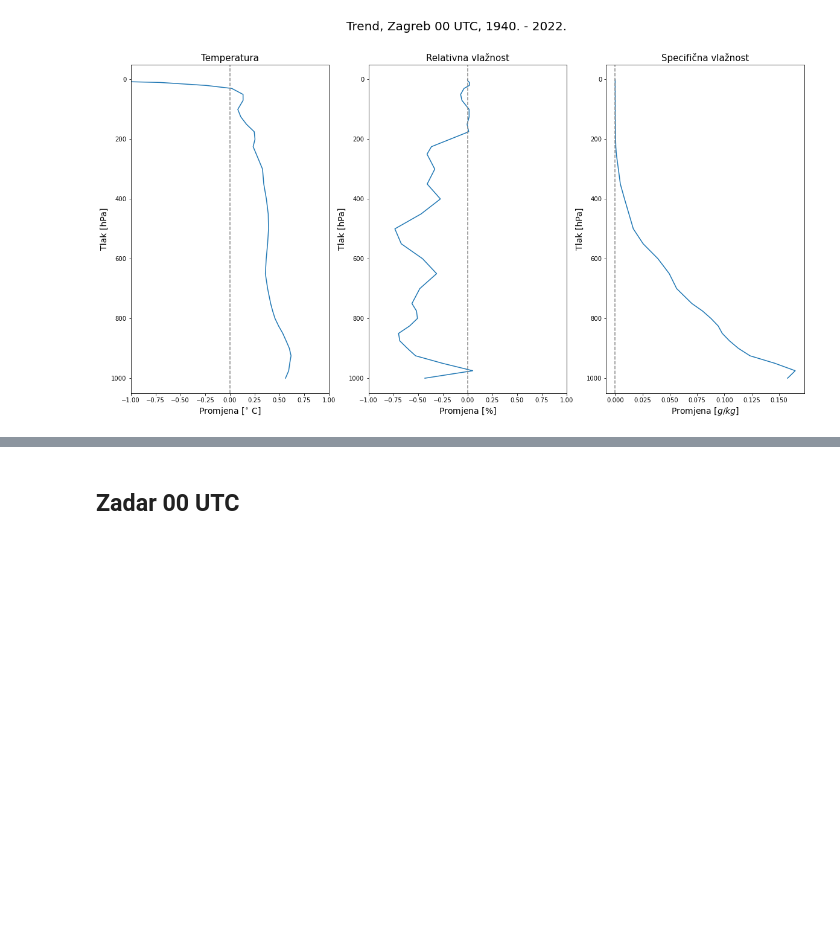
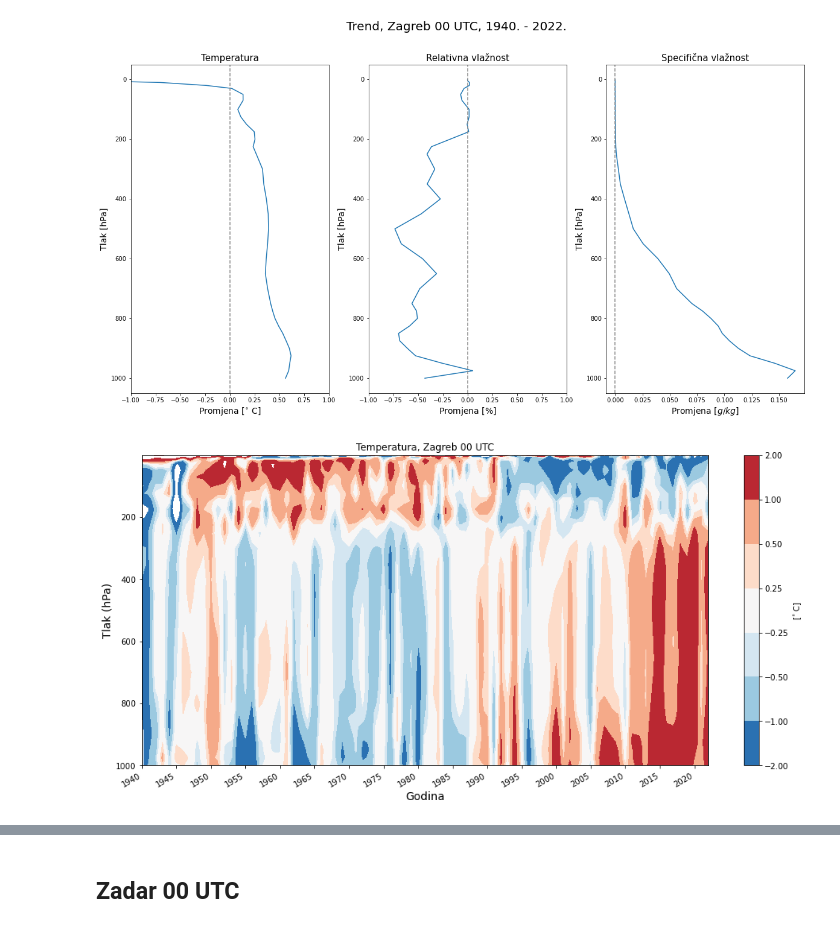
Before and after one commit to oyrad/diplomatic-work, a Jupyter notebook: cda.ipynb, the cells around one changed output, grey strips where cells are left out. Saved outputs shown, nothing was run; the diff lists cells and outputs as text; code cells hidden in the pictures; blank space fills up the shorter version.

Commit message:
add hovmoeller graphs

```diff
--- a/cda.ipynb
+++ b/cda.ipynb
@@ -121,3 +127,15 @@ def get_averaged_differences2(values):
         difference_slopes.append(model.coef_)
 
     return difference_slopes
+# %%
+def get_climatology_by_level(values):
+    climatology_by_level = []
+
+    for level in range(len(levels)):
+        level_total = []
+        for time_step in range(len(values)):
+            level_total.append(values[time_step][level][0][0])
+
+        climatology_by_level.append(np.mean(level_total))
+
+    return climatology_by_level
@@ -155,6 +196,34 @@ def graph_trend(temp, rel, spec, title):
     ax[2].set_title("Specifična vlažnost", fontsize=title_size)
     ax[2].set_xlabel(r"Promjena [$g/kg$]", fontsize=label_size)
     ax[2].set_ylabel("Tlak [hPa]", fontsize=label_size)
+# %%
+def graph_hovmoeller(values, cmap_levels, title, cmap_label):
+    fig, ax = plt.subplots(1, 1, figsize=(16, 8))
+
+    date_list = []
+
+    for year in range(start_year, end_year):
+        date = datetime.date(year, 1, 1)
+        date_list.append(date)
+
+    x_values = np.arange(len(date_list))
+    [X, Y] = np.meshgrid(x_values, levels)
+
+    plt.gcf().autofmt_xdate()
+    ax.invert_yaxis()
+
+    tick_indices = np.arange(0, len(date_list), 5)
+    ax.set_xticks(tick_indices)
+    ax.set_xticklabels([date_list[i].strftime("%Y") for i in tick_indices])
+
+    ax.set_title(title)
+    ax.set_xlabel("Godina", fontsize=label_size)
+    ax.set_ylabel("Tlak (hPa)", fontsize=label_size)
+
+    cmap = plt.get_cmap("RdBu")
+
+    contour = ax.contourf(X, Y, get_anomalies_by_year_and_level(values), cmap=cmap.reversed(), levels=cmap_levels)
+    fig.colorbar(contour, label=cmap_label)
 # %% [markdown]
 ## Zagreb 00 UTC
 # %%
@@ -163,3 +232,7 @@ graph_trend(zg_temp_00, zg_rel_00, zg_spec_00, "Trend, Zagreb 00 UTC, 1940. - 20
 plt.savefig("zg_00.png")
 # %% [output]
 [figure]
+# %%
+graph_hovmoeller(zg_temp_00, cmap_levels=hovmoeller_temp_levels, title="Temperatura, Zagreb 00 UTC", cmap_label=r"[$^{\circ}$ C]")
+# %% [output]
+[figure, added]
```
Also changed, not shown: parts of 18 cells of this notebook.
